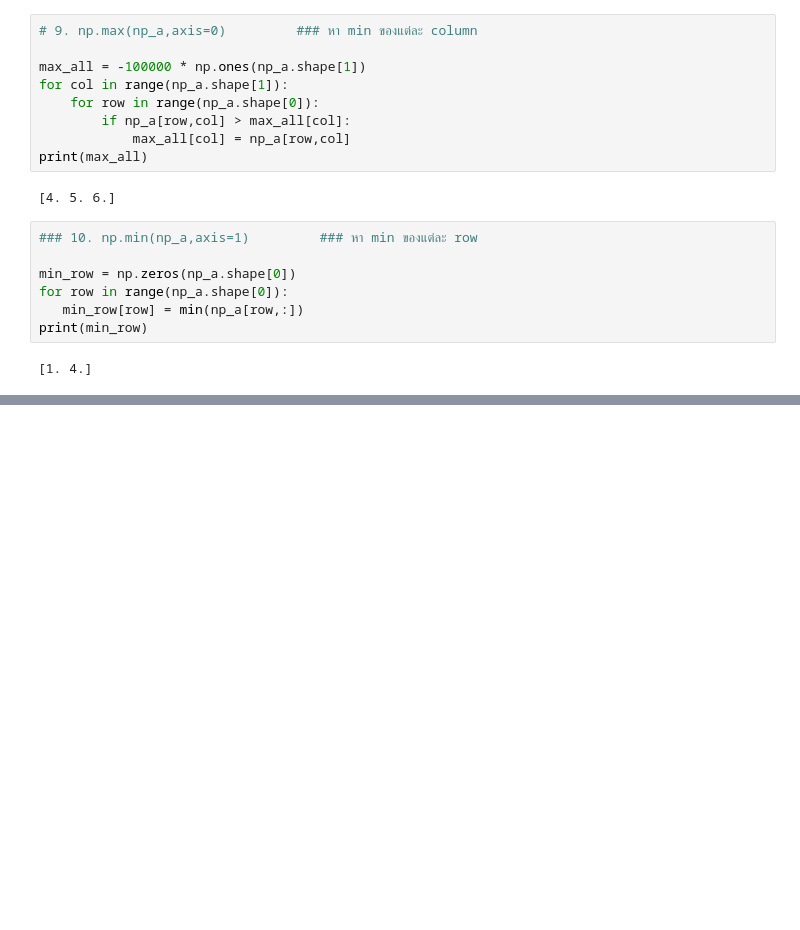
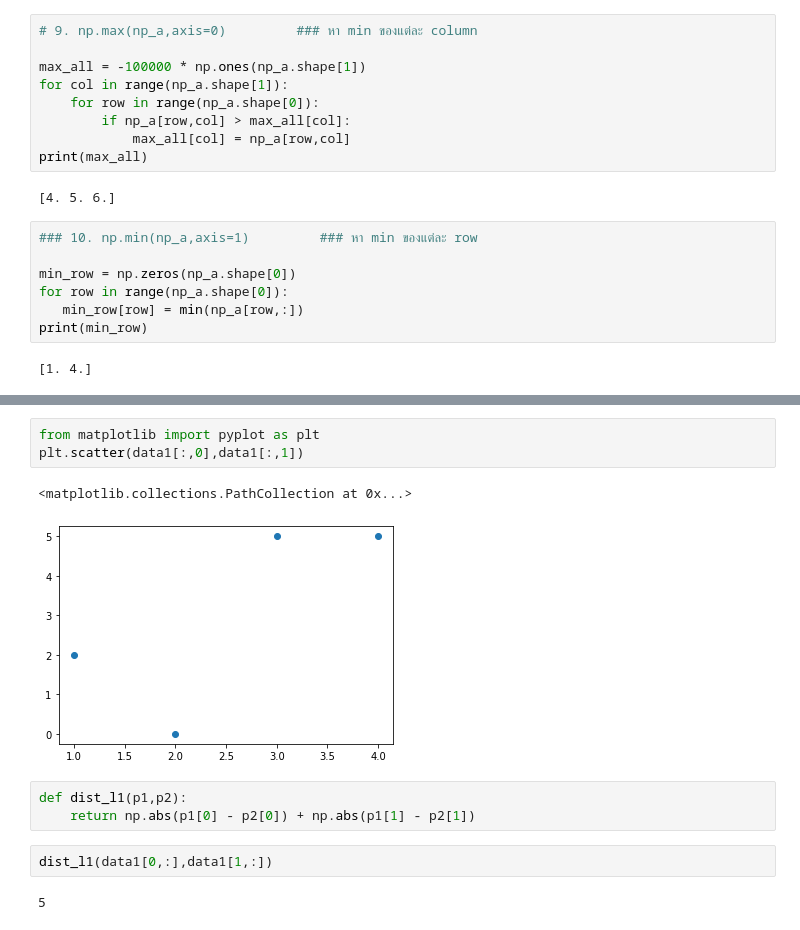
Before and after one commit to jittakorn-ch/DWDM21, a Jupyter notebook: Distance_Numpy.ipynb, the cells around one changed output, grey strips where cells are left out. Drawn from its saved outputs; the diff is of its cells as text; blank space fills up the shorter version.

```diff
--- a/Distance_Numpy.ipynb
+++ b/Distance_Numpy.ipynb
@@ -361,0 +445,13 @@ print(min_row)
+# %%
+from matplotlib import pyplot as plt
+plt.scatter(data1[:,0],data1[:,1])
+# %% [output]
+<matplotlib.collections.PathCollection at 0x...>
+[figure, added]
+# %%
+def dist_l1(p1,p2):
+    return np.abs(p1[0] - p2[0]) + np.abs(p1[1] - p2[1])
+# %%
+dist_l1(data1[0,:],data1[1,:])
+# %% [output]
+5
```
Also changed, not shown: parts of 22 cells of this notebook.
